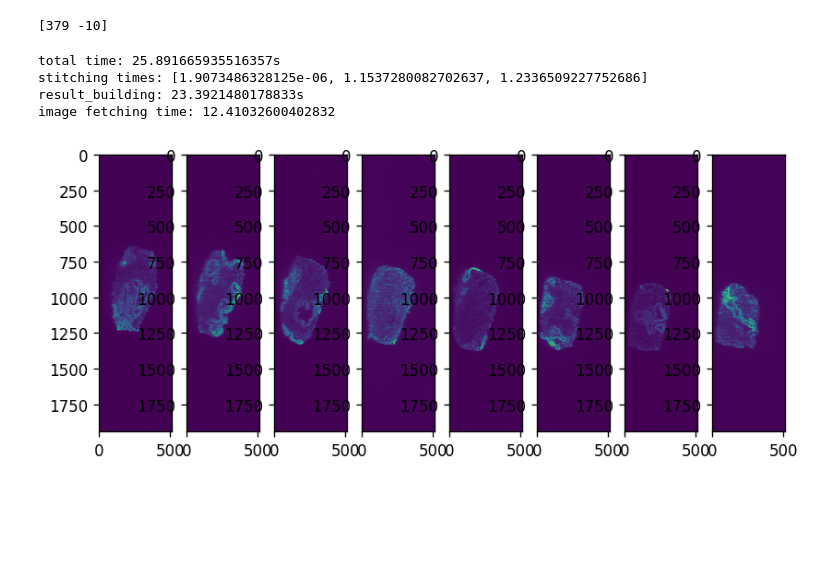
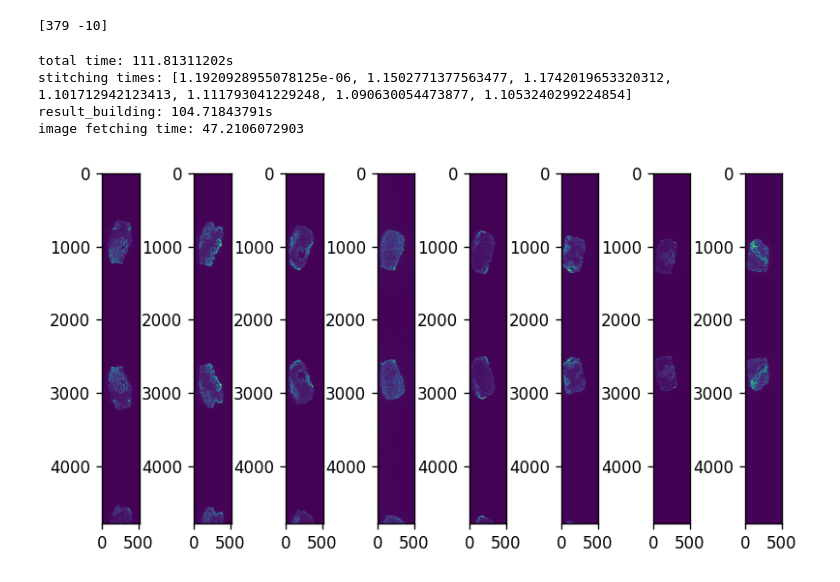
Before and after one commit to tpawlowski/alpenglow, a Jupyter notebook: notebooks/2018-01-23-patchwork-builder-on-example.ipynb, the cells around one changed output. Drawn from its saved outputs; the diff is of its cells as text; code cells hidden in the pictures; blank space fills up the shorter version.

```diff
--- a/notebooks/2018-01-23-patchwork-builder-on-example.ipynb
+++ b/notebooks/2018-01-23-patchwork-builder-on-example.ipynb
@@ -37,34 +37,34 @@ print(matching_algorithm.match(image_source.get_stripe(0), image_source.get_stri
 # %%
 from alpenglow.patchwork_builders.default import PatchworkBuilder
 from alpenglow.image_sources.benchmarking import BenchmarkingImageSource
 
 benchmarking_image_source = BenchmarkingImageSource(image_source)
 from time import time
 start_time=time()
 
 builder = PatchworkBuilder(matching_algorithm)
-for stripe_id in range(3):
+for stripe_id in range(7):
     builder.stitch(benchmarking_image_source.get_stripe(stripe_id))
 
 patchwork = builder.get()
 
 print("total time: {0}s".format(time() - start_time))
 stitching_times, result_building_time = builder.benchmark()
 print("stitching times: {0}\nresult_building: {1}s".format(stitching_times, result_building_time))
 print("image fetching time: {0}".format(benchmarking_image_source.total_fetching_time()))
 
 
 %matplotlib inline
 fig = plt.figure(figsize=(8, 4), dpi=120)
 for version_index, version_id in enumerate([1, 256, 512, 768, 1024, 1280, 1536, 1800]):
     ax = fig.add_subplot(1, 8, 1 + version_index)
     ax.imshow(patchwork.get_image(version_id - 1))
 # %% [output]
-total time: 25.891665935516357s
-stitching times: [1.9073486328125e-06, 1.1537280082702637, 1.2336509227752686]
-result_building: 23.3921480178833s
-image fetching time: 12.41032600402832
+total time: 111.81311202s
+stitching times: [1.1920928955078125e-06, 1.1502771377563477, 1.1742019653320312, 1.101712942123413, 1.111793041229248, 1.090630054473877, 1.1053240299224854]
+result_building: 104.71843791s
+image fetching time: 47.2106072903
-[figure, old version]
+[figure, new version]
 # %%
 print(patchwork._data.shape)
 
```
Also changed, not shown: parts of 1 cell of this notebook, 1 other file.
